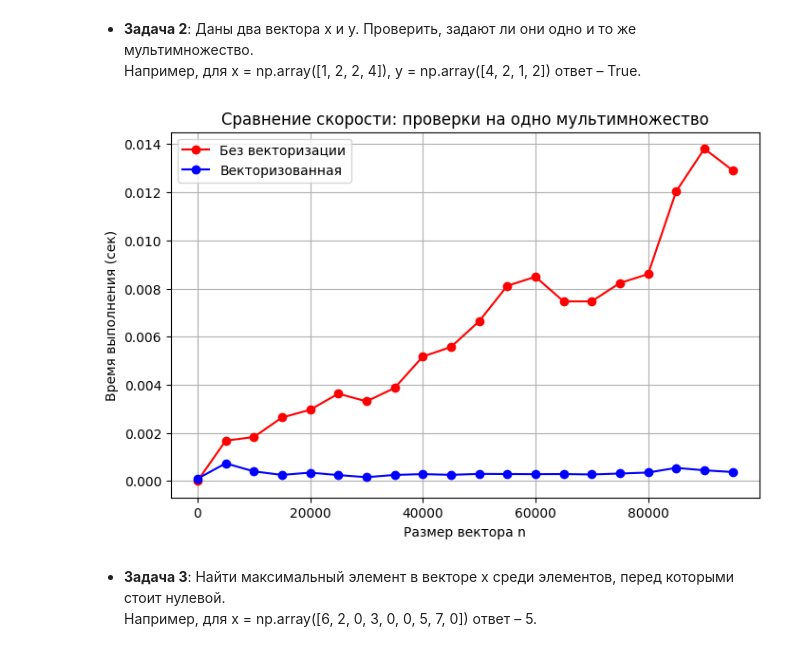
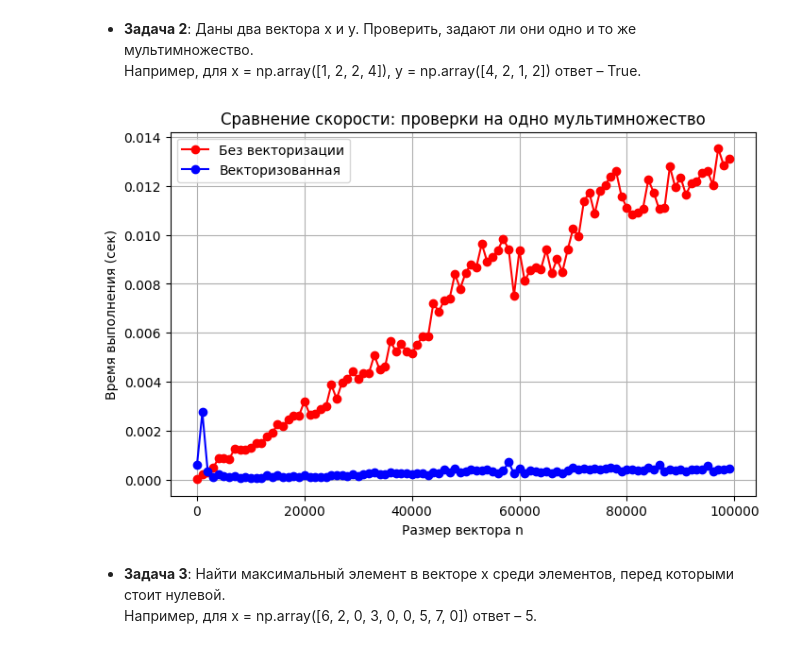
Before and after one commit to MaxKholodov1/AESC_ML_11, a Jupyter notebook: Task 1/task1_numpy_practive.ipynb, the cells around one changed output. Cells and saved outputs as stored; diff of their text form; code cells hidden in the pictures.

```diff
--- a/Task 1/task1_numpy_practive.ipynb
+++ b/Task 1/task1_numpy_practive.ipynb
@@ -63,12 +63,13 @@ def diagonal_product_vectorized(X: np.ndarray) -> int:
         return 1
     return np.prod(diag_nonzero)
 sizes = []
-for n in range(1,  100000, 5000):
+for n in range(1,  10000, 1000):
     sizes.append(n)
 times_nonvec = []
 times_vec = []
 
 for n in sizes:
+    print(n)
     X = np.random.randint(0, 10, size=(n, n))
 
     start = time.time()
@@ -97,7 +110,8 @@ plt.show()
 
 # code here
 import numpy as np
-
+import matplotlib.pyplot as plt
+import time
 def same_multiset_np(x, y):
     ux, cx = np.unique(x, return_counts=True)
     uy, cy = np.unique(y, return_counts=True)
@@ -105,37 +119,37 @@ def same_multiset_np(x, y):
 def same_multiset(x, y):
     x.sort()
     y.sort()
     return x == y
 
 sizes = []
-for n in range(1, 100000, 5000):
+for n in range(1, 100000, 1000):
     sizes.append(n)
 times_nonvec = []
 times_vec = []
 
 for n in sizes:
-    X = np.random.randint(0, 10, size=(n))
-    Y = np.random.randint(0, 10, size=(n))
+    X = np.random.randint(0, 30, size=(n))
+    Y = np.random.randint(0, 30, size=(n))
 
     start = time.time()
     same_multiset(X.tolist(), Y.tolist())
     times_nonvec.append(time.time() - start)
 
     start = time.time()
     same_multiset_np(X, Y)
     times_vec.append(time.time() - start)
 
 plt.figure(figsize=(8, 5))
 plt.plot(sizes, times_nonvec, "r-o", label="Без векторизации")
 plt.plot(sizes, times_vec, "b-o", label="Векторизованная")
 plt.xlabel("Размер вектора n")
 plt.ylabel("Время выполнения (сек)")
 plt.title("Сравнение скорости: проверки на одно мультимножество")
 plt.legend()
 plt.grid(True)
 plt.show()
 # %% [output]
-[figure, old version]
+[figure, new version]
 # %% [markdown]
 * __Задача 3__: Найти максимальный элемент в векторе x среди элементов, перед которыми стоит нулевой.
  Например, для x = np.array([6, 2, 0, 3, 0, 0, 5, 7, 0]) ответ – 5.
```
Also changed, not shown: parts of 11 cells of this notebook.
